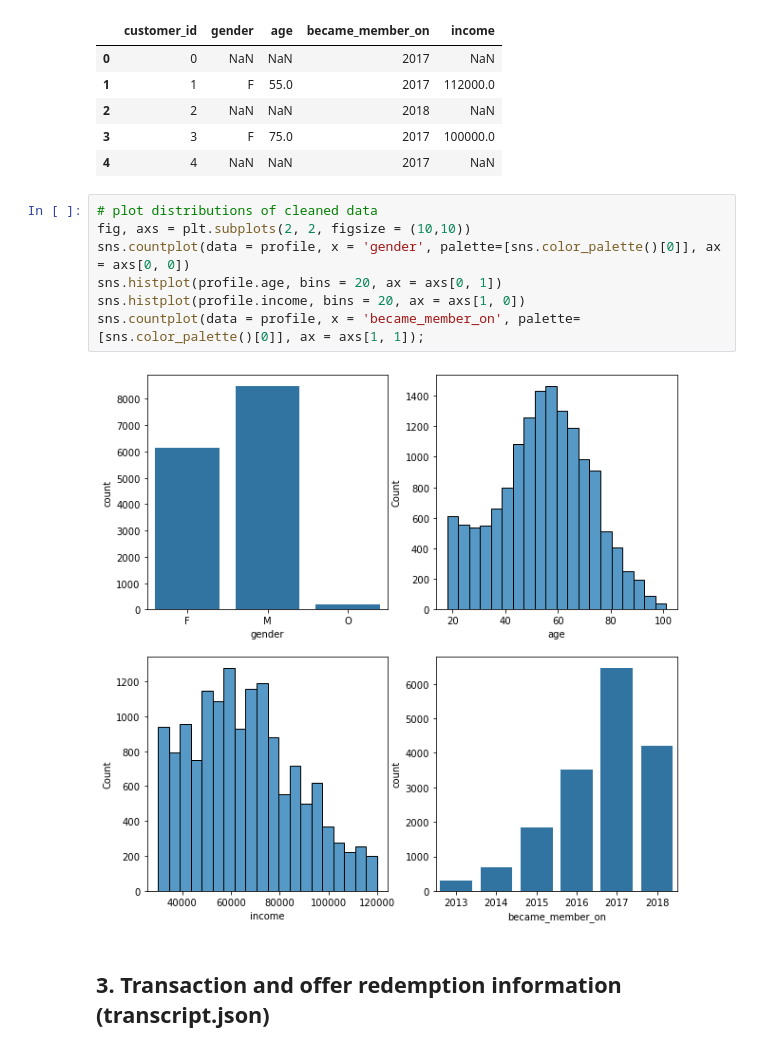
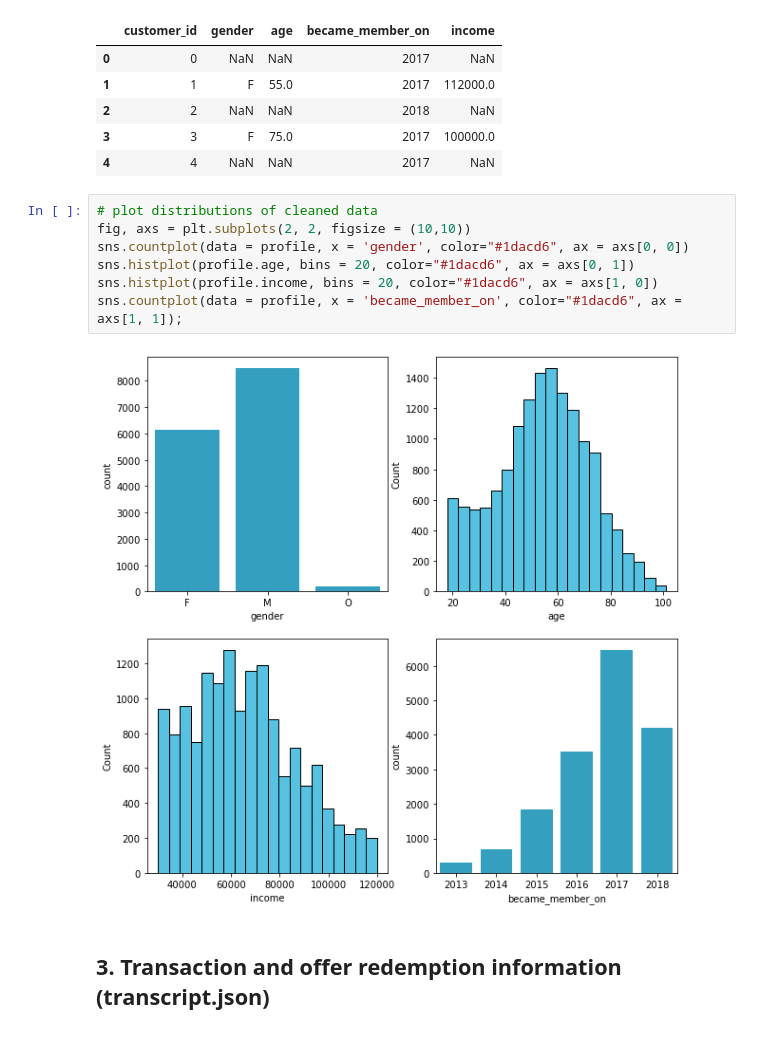
Before and after one commit to chenby04/Starbucks-Offer-Design, a Jupyter notebook: data_cleaning_n_preprocessing.ipynb, the cells around one changed output. Drawn from its saved outputs; the diff is of its cells as text.

```diff
--- a/data_cleaning_n_preprocessing.ipynb
+++ b/data_cleaning_n_preprocessing.ipynb
@@ -136,12 +136,12 @@ profile.head()
 # %%
 # plot distributions of cleaned data
 fig, axs = plt.subplots(2, 2, figsize = (10,10))
-sns.countplot(data = profile, x = 'gender', palette=[sns.color_palette()[0]], ax = axs[0, 0])
-sns.histplot(profile.age, bins = 20, ax = axs[0, 1])
-sns.histplot(profile.income, bins = 20, ax = axs[1, 0])
-sns.countplot(data = profile, x = 'became_member_on', palette=[sns.color_palette()[0]], ax = axs[1, 1]);
+sns.countplot(data = profile, x = 'gender', color="#1dacd6", ax = axs[0, 0])
+sns.histplot(profile.age, bins = 20, color="#1dacd6", ax = axs[0, 1])
+sns.histplot(profile.income, bins = 20, color="#1dacd6", ax = axs[1, 0])
+sns.countplot(data = profile, x = 'became_member_on', color="#1dacd6", ax = axs[1, 1]);
 # %% [output]
-[figure, old version]
+[figure, new version]
 # %% [markdown]
 ## 3. Transaction and offer redemption information (transcript.json)
 # %%
```
Also changed, not shown: parts of 5 cells of this notebook, 4 other files.
